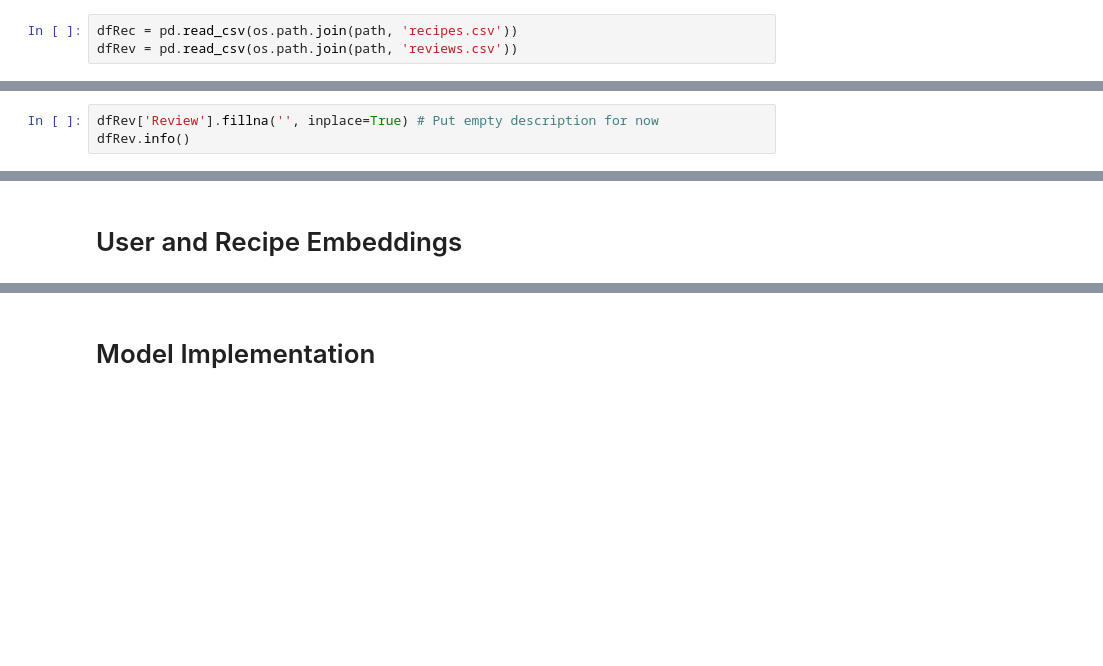
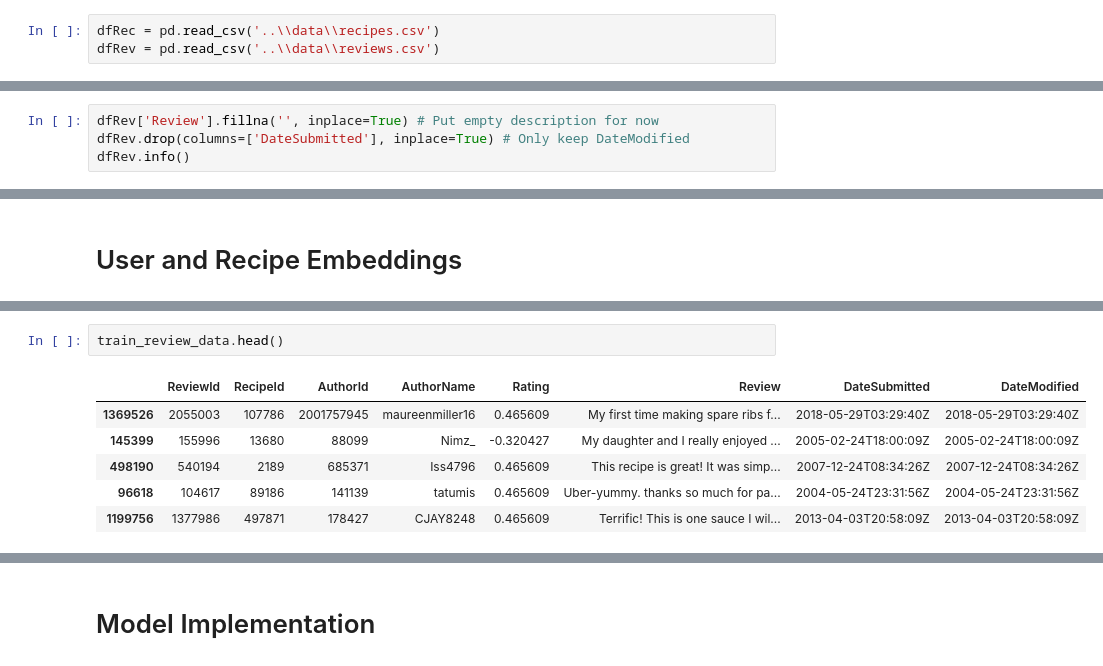
Before and after one commit to samuelpadron/two-tower-recipe-recommender-system, a Jupyter notebook: notebooks/Two_Towers_Recipe_Recommendation.ipynb, the cells around one changed output, grey strips where cells are left out. Cells and saved outputs as stored; diff of their text form; blank space fills up the shorter version.

Commit message:
Add review feature group to hopsworks

```diff
--- a/notebooks/Two_Towers_Recipe_Recommendation.ipynb
+++ b/notebooks/Two_Towers_Recipe_Recommendation.ipynb
@@ -16,8 +17,8 @@ Path to dataset files: /root/.cache/kagglehub/datasets/irkaal/foodcom-recipes-an
 # %%
 pd.set_option('display.max_columns', None)
 # %%
-dfRec = pd.read_csv(os.path.join(path, 'recipes.csv'))
-dfRev = pd.read_csv(os.path.join(path, 'reviews.csv'))
+dfRec = pd.read_csv('..\\data\\recipes.csv')
+dfRev = pd.read_csv('..\\data\\reviews.csv')
 # %%
 dfRev.head(25)
 # print(dfRev['Review'].head(10).tolist())
@@ -240,5 +117,6 @@ memory usage: 85.6+ MB
 ### Data Cleaning
 # %%
 dfRev['Review'].fillna('', inplace=True) # Put empty description for now
+dfRev.drop(columns=['DateSubmitted'], inplace=True) # Only keep DateModified
 dfRev.info()
 # %% [output]
@@ -293,0 +192,9 @@ NameError: name 'review_embeddings' is not defined
+# %%
+train_review_data.head()
+# %% [output]
+|  | ReviewId | RecipeId | AuthorId | AuthorName | Rating | Review | DateSubmitted | DateModified |
+| 1369526 | 2055003 | 107786 | 2001757945 | maureenmiller16 | 0.465609 | My first time making spare ribs f... | 2018-05-29T03:29:40Z | 2018-05-29T03:29:40Z |
+| 145399 | 155996 | 13680 | 88099 | Nimz_ | -0.320427 | My daughter and I really enjoyed ... | 2005-02-24T18:00:09Z | 2005-02-24T18:00:09Z |
+| 498190 | 540194 | 2189 | 685371 | Iss4796 | 0.465609 | This recipe is great! It was simp... | 2007-12-24T08:34:26Z | 2007-12-24T08:34:26Z |
+| 96618 | 104617 | 89186 | 141139 | tatumis | 0.465609 | Uber-yummy. thanks so much for pa... | 2004-05-24T23:31:56Z | 2004-05-24T23:31:56Z |
+| 1199756 | 1377986 | 497871 | 178427 | CJAY8248 | 0.465609 | Terrific! This is one sauce I wil... | 2013-04-03T20:58:09Z | 2013-04-03T20:58:09Z |
```
Also changed, not shown: parts of 22 cells of this notebook.
